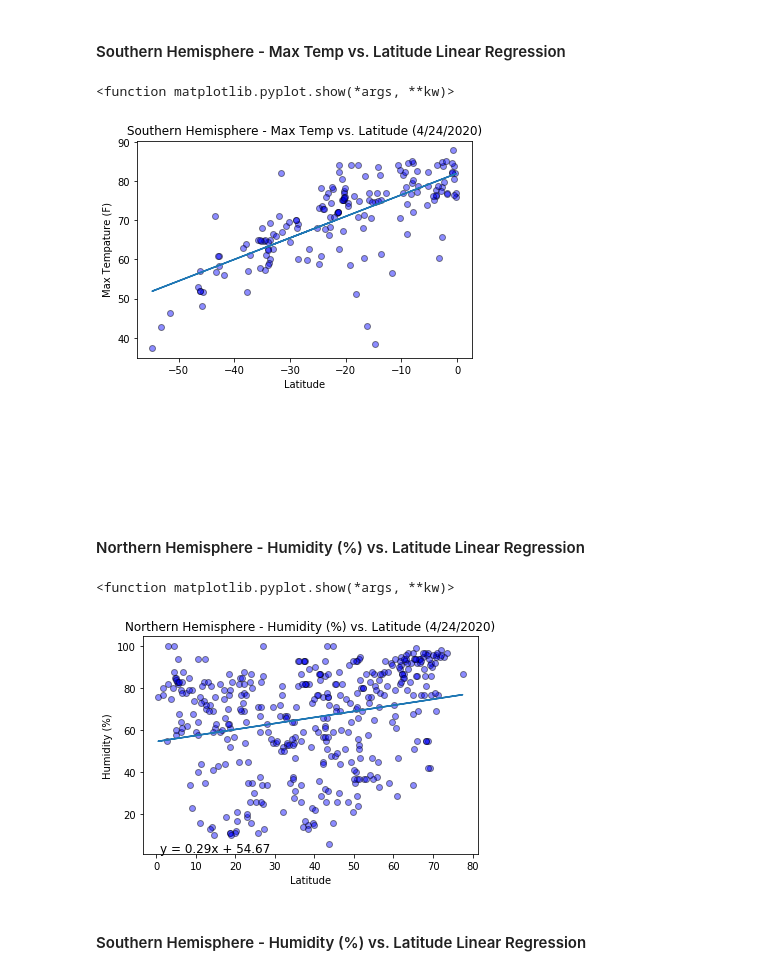
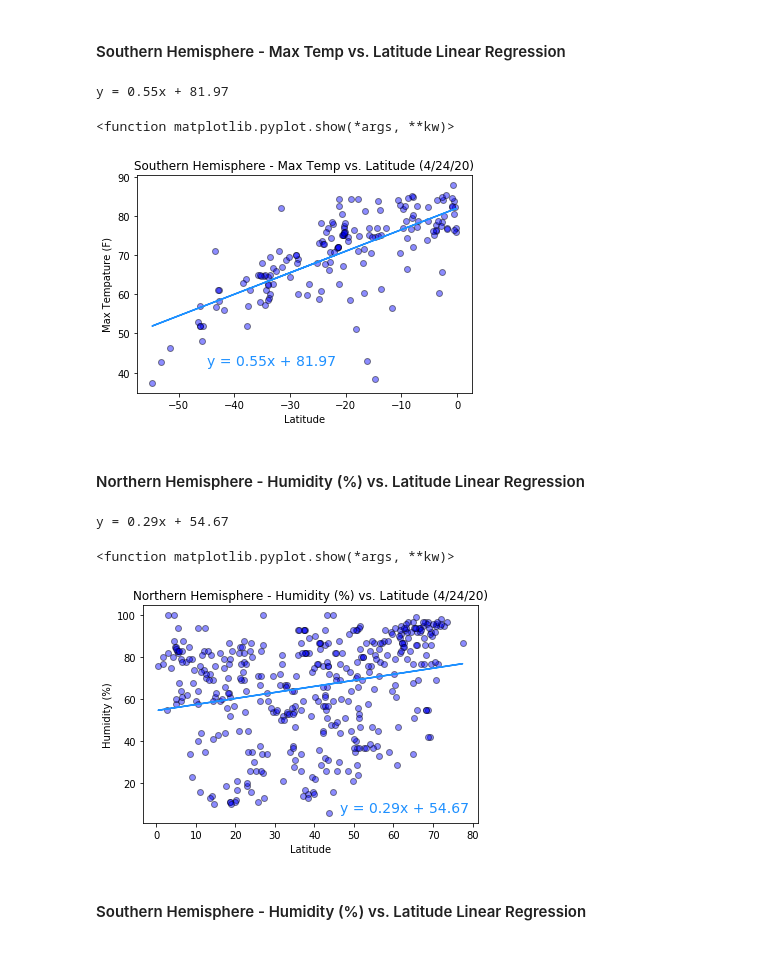
Before and after one commit to JPHebert32/python-api-challenge, a Jupyter notebook: WeatherPY/WeatherPY.ipynb, the cells around one changed output. Saved outputs shown, nothing was run; the diff lists cells and outputs as text; code cells hidden in the pictures.

```diff
--- a/WeatherPY/WeatherPY.ipynb
+++ b/WeatherPY/WeatherPY.ipynb
@@ -238,21 +233,15 @@ def linear_regression(x,y):
     plt.xlabel("Latitude")
-# %%
-# Create Northern and Southern Hemisphere DataFrames
-northern_df = city_data_df[city_data_df["Lat"]>0]
-#northern_df.describe()
-southern_df = city_data_df[city_data_df["Lat"]<0]
-#southern_df.describe()
-
-# Northern Values
-N_Lat = northern_df["Lat"]
-N_Max_Temp = northern_df["Max Temp"]
-N_Humidity = northern_df["Humidity"]
-N_Cloud = northern_df["Cloudiness"]
-N_Wind = northern_df["Wind Speed"]
-
-#Southern Values
-S_Lat = southern_df["Lat"]
-S_Max_Temp = southern_df["Max Temp"]
-S_Humidity = southern_df["Humidity"]
-S_Cloud = southern_df["Cloudiness"]
-S_Wind = southern_df["Wind Speed"]
+# %%
+# OPTIONAL: Create a function to create Linear Regression plots
+def South_Linear(x,y):
+    (slope, intercept, rvalue, pvalue, stderr) = linregress(x, y)
+    Y = slope * x + intercept
+    line_eq = "y = " + str(round(slope,2)) + "x + " + str(round(intercept,2))
+    print(line_eq)
+
+    #Plot
+    plt.scatter(x,y, color="blue", marker="o", edgecolors="black", alpha=.45,)
+    #add Linear Regression Line
+    plt.plot(x,Y,color="dodgerblue",alpha=1)
+    #add x label
+    plt.xlabel("Latitude")
@@ -269,27 +281,31 @@ plt.show()
 # %% [markdown]
 ####  Southern Hemisphere - Max Temp vs. Latitude Linear Regression
 # %%
-linear_regression(S_Lat,S_Max_Temp)
+South_Linear(S_Lat,S_Max_Temp)
 plt.title("Southern Hemisphere - Max Temp vs. Latitude (4/24/20)")
 plt.ylabel("Max Tempature (F)")
+plt.annotate(("y = 0.55x + 81.97"),(-45,42),size=14,color="dodgerblue",alpha=1)
 
 #SHOW
 plt.show
 # %% [output]
-<function matplotlib.pyplot.show(*args, **kw)>
+y = 0.55x + 81.97
+<function matplotlib.pyplot.show(*args, **kw)>
-[figure, old version]
+[figure, new version]
 # %% [markdown]
 ####  Northern Hemisphere - Humidity (%) vs. Latitude Linear Regression
 # %%
-linear_regression(N_Lat,N_Humidity)
+North_Linear(N_Lat,N_Humidity)
 plt.title("Northern Hemisphere - Humidity (%) vs. Latitude (4/24/20)")
 plt.ylabel("Humidity (%)")
+plt.annotate(("y = 0.29x + 54.67"),(46.5,6.5),size=14,color="dodgerblue",alpha=1)
 
 #SHOW
 plt.show
 # %% [output]
-<function matplotlib.pyplot.show(*args, **kw)>
+y = 0.29x + 54.67
+<function matplotlib.pyplot.show(*args, **kw)>
-[figure, old version]
+[figure, new version]
 # %% [markdown]
 ####  Southern Hemisphere - Humidity (%) vs. Latitude Linear Regression
 # %%
```
Also changed, not shown: parts of 15 cells of this notebook.
